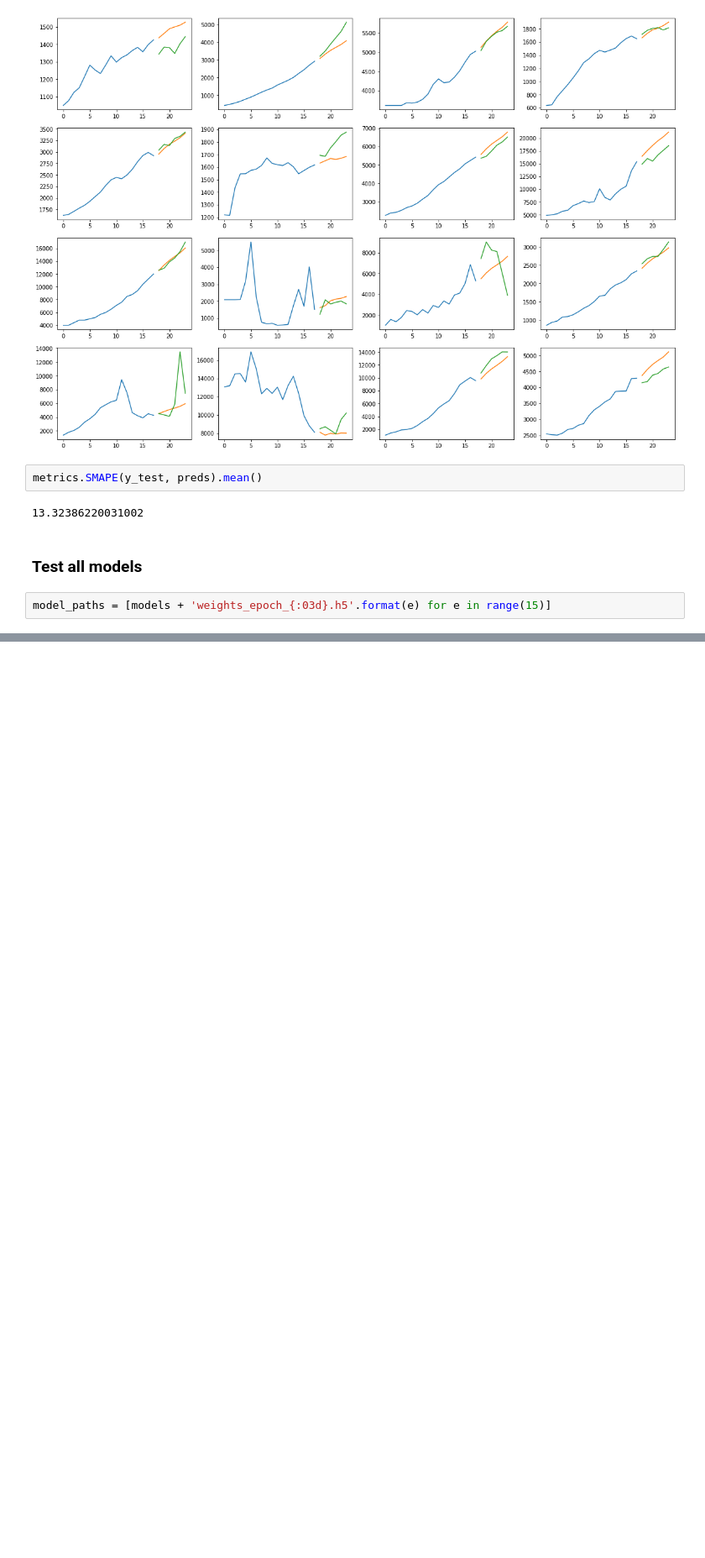
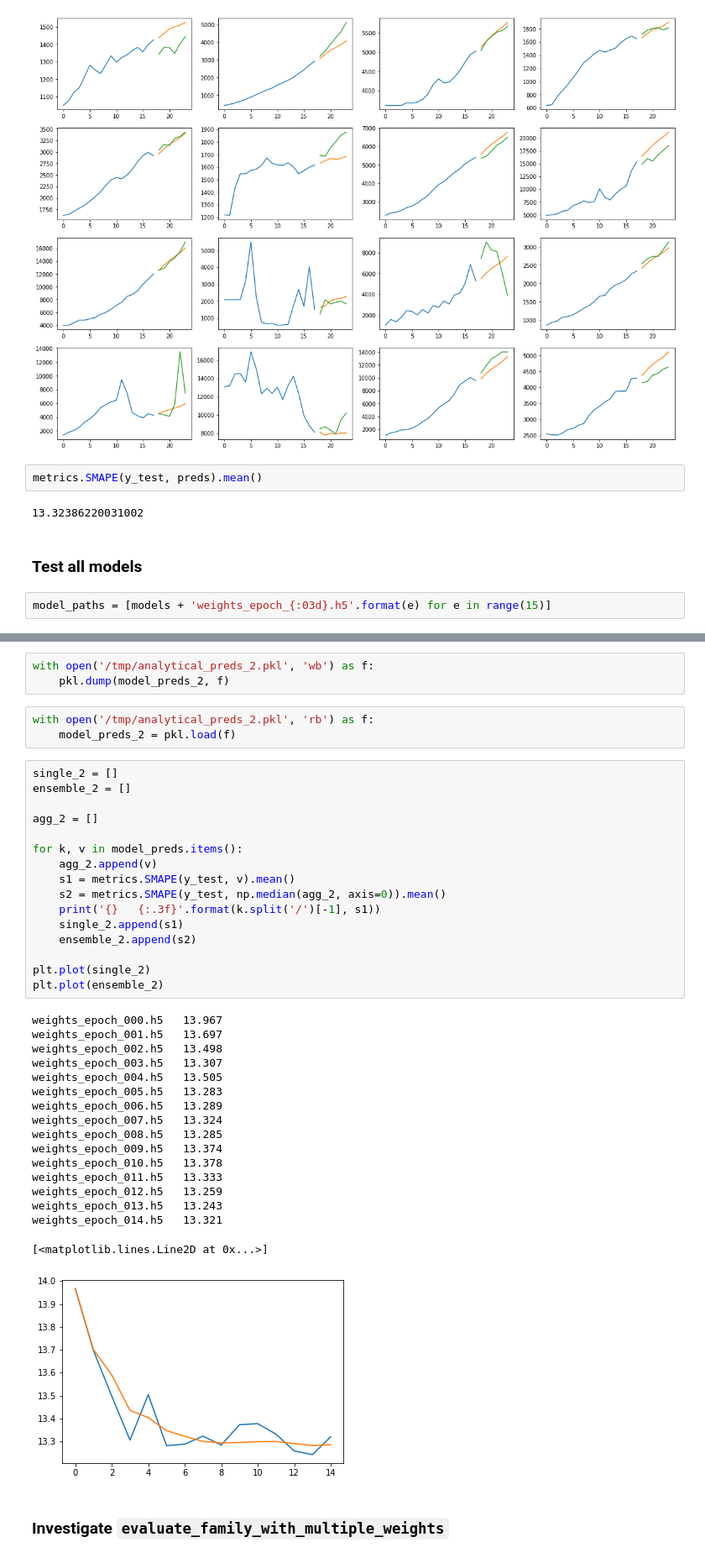
Before and after one commit to djib2011/forecasting-augmentation, a Jupyter notebook: experimentation/inspect_evaluation_process.ipynb, the cells around one changed output, grey strips where cells are left out. Shown: that part at 84% size. Saved outputs shown, nothing was run; the diff lists cells and outputs as text; blank space fills up the shorter version.

```diff
--- a/experimentation/inspect_evaluation_process.ipynb
+++ b/experimentation/inspect_evaluation_process.ipynb
@@ -126,0 +182,42 @@ with open('/tmp/analytical_preds.pkl', 'wb') as f:
+# %%
+with open('/tmp/analytical_preds_2.pkl', 'wb') as f:
+    pkl.dump(model_preds_2, f)
+# %%
+with open('/tmp/analytical_preds_2.pkl', 'rb') as f:
+    model_preds_2 = pkl.load(f)
+# %%
+single_2 = []
+ensemble_2 = []
+
+agg_2 = []
+
+for k, v in model_preds.items():
+    agg_2.append(v)
+    s1 = metrics.SMAPE(y_test, v).mean()
+    s2 = metrics.SMAPE(y_test, np.median(agg_2, axis=0)).mean()
+    print('{}   {:.3f}'.format(k.split('/')[-1], s1))
+    single_2.append(s1)
+    ensemble_2.append(s2)
+
+plt.plot(single_2)
+plt.plot(ensemble_2)
+# %% [output]
+weights_epoch_000.h5   13.967
+weights_epoch_001.h5   13.697
+weights_epoch_002.h5   13.498
+weights_epoch_003.h5   13.307
+weights_epoch_004.h5   13.505
+weights_epoch_005.h5   13.283
+weights_epoch_006.h5   13.289
+weights_epoch_007.h5   13.324
+weights_epoch_008.h5   13.285
+weights_epoch_009.h5   13.374
+weights_epoch_010.h5   13.378
+weights_epoch_011.h5   13.333
+weights_epoch_012.h5   13.259
+weights_epoch_013.h5   13.243
+weights_epoch_014.h5   13.321
+[<matplotlib.lines.Line2D at 0x...>]
+[figure, added]
+# %% [markdown]
+### Investigate `evaluate_family_with_multiple_weights`
```
Also changed, not shown: parts of 60 cells of this notebook, 3 other files.
